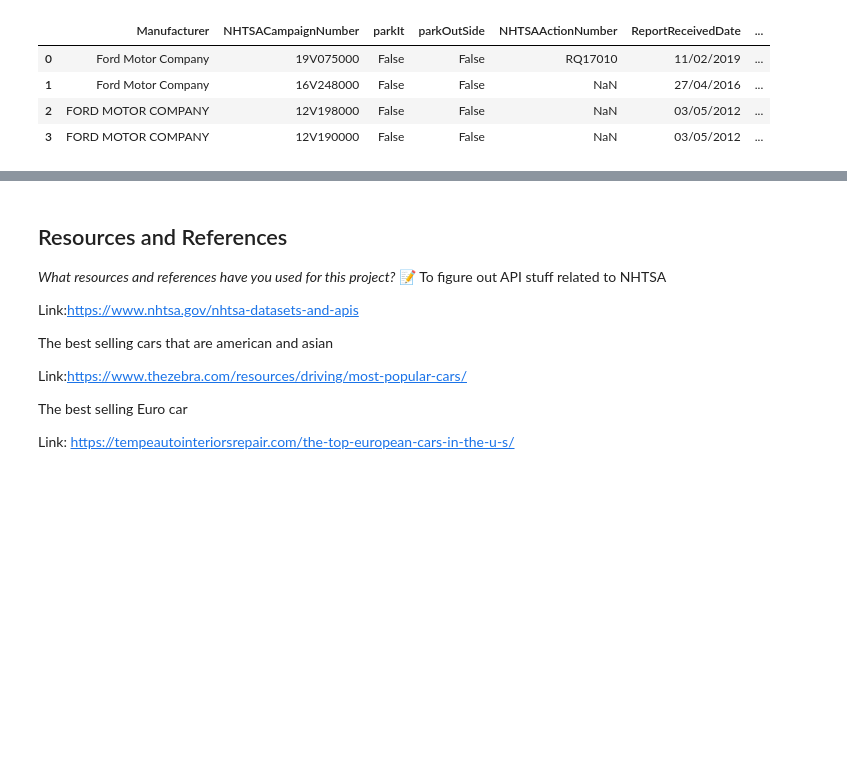
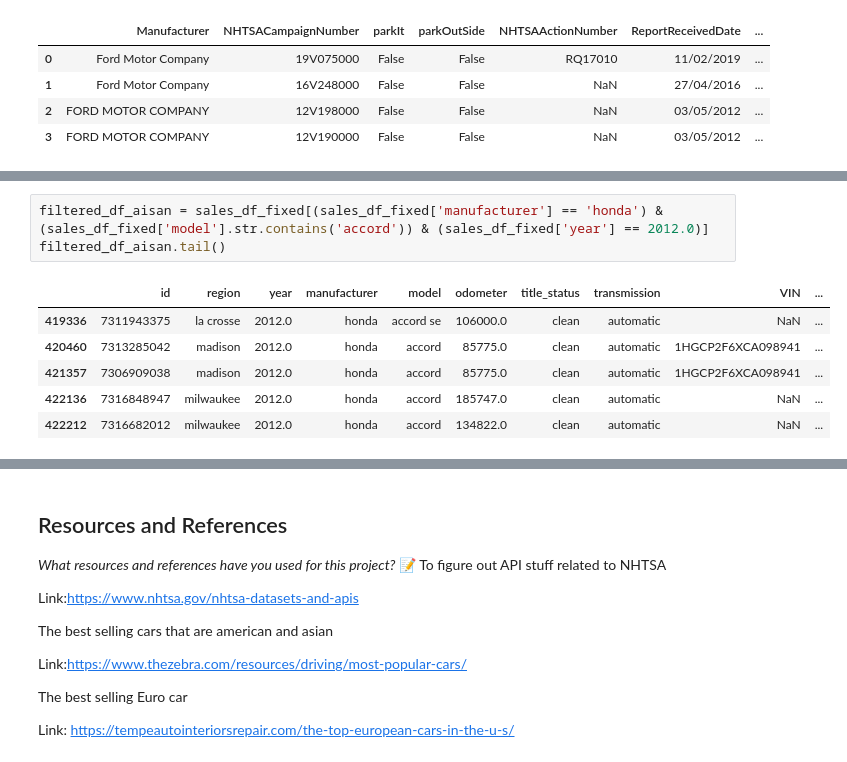
Before and after one commit to IT4063C-Fall23/final-project-ACipherEXE, a Jupyter notebook: source.ipynb, the cells around one changed output, grey strips where cells are left out. Cells and saved outputs as stored; diff of their text form; blank space fills up the shorter version.

```diff
--- a/source.ipynb
+++ b/source.ipynb
@@ -145,0 +157,10 @@ KeyError: "['country'] not found in axis"
+# %%
+filtered_df_aisan = sales_df_fixed[(sales_df_fixed['manufacturer'] == 'honda') & (sales_df_fixed['model'].str.contains('accord')) & (sales_df_fixed['year'] == 2012.0)]
+filtered_df_aisan.tail()
+# %% [output]
+|  | id | region | year | manufacturer | model | odometer | title_status | transmission | VIN | ... |
+| 419336 | 7311943375 | la crosse | 2012.0 | honda | accord se | 106000.0 | clean | automatic | NaN | ... |
+| 420460 | 7313285042 | madison | 2012.0 | honda | accord | 85775.0 | clean | automatic | 1HGCP2F6XCA098941 | ... |
+| 421357 | 7306909038 | madison | 2012.0 | honda | accord | 85775.0 | clean | automatic | 1HGCP2F6XCA098941 | ... |
+| 422136 | 7316848947 | milwaukee | 2012.0 | honda | accord | 185747.0 | clean | automatic | NaN | ... |
+| 422212 | 7316682012 | milwaukee | 2012.0 | honda | accord | 134822.0 | clean | automatic | NaN | ... |
```
Also changed, not shown: parts of 6 cells of this notebook, 3 other files.
